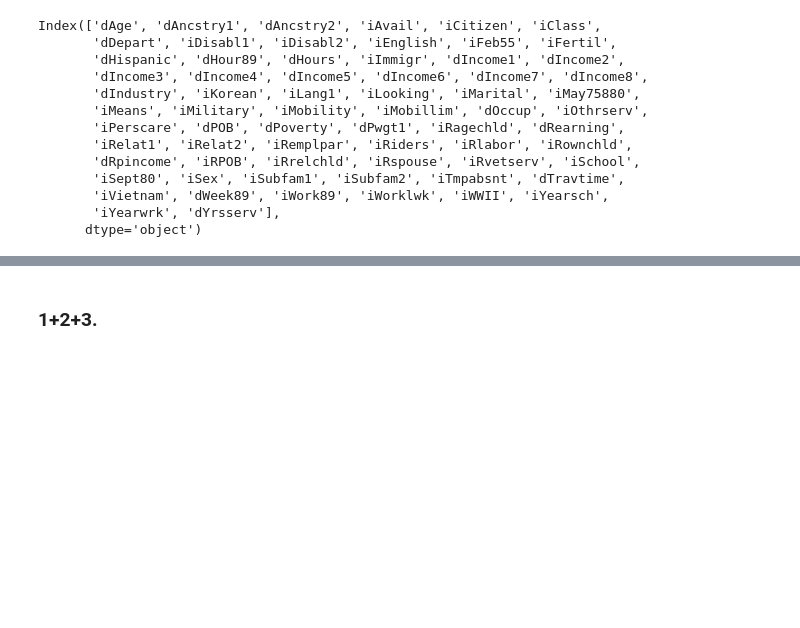
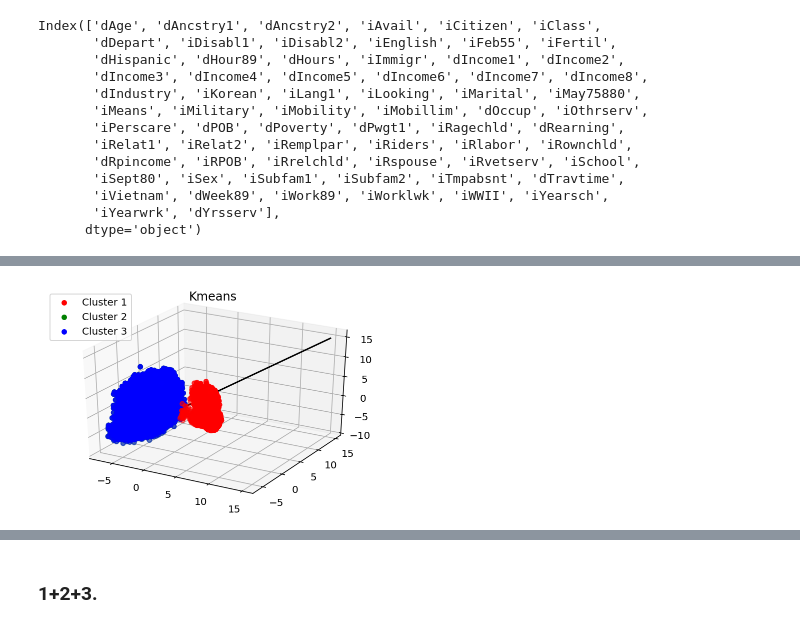
Before and after one commit to ItaiShalik/UnsupervisedLearning, a Jupyter notebook: UnsupervisedLearning nootbook.ipynb, the cells around one changed output, grey strips where cells are left out. Cells and saved outputs as stored; diff of their text form; code cells hidden in the pictures; blank space fills up the shorter version.

```diff
--- a/UnsupervisedLearning nootbook.ipynb
+++ b/UnsupervisedLearning nootbook.ipynb
@@ -150,0 +232,13 @@ fig.show()
+# %%
+K = 3
+X = PCA_components.iloc[:,:3]
+model = KMeans(n_clusters=K)
+model.fit(X)
+labels = model.predict(X)
+# %%
+data = X
+data = data.rename(columns={0: 'PCA0', 1: 'PCA1', 2: 'PCA2' })
+data['cluster'] = labels
+data1 = data[data.cluster==0]
+data2 = data[data.cluster==1]
+data3 = data[data.cluster==2]
@@ -150,0 +257,16 @@ fig.show()
+# %%
+kplot = plt.axes(projection='3d')
+xline = np.linspace(0, 15, 1000)
+yline = np.linspace(0, 15, 1000)
+zline = np.linspace(0, 15, 1000)
+kplot.plot3D(xline, yline, zline, 'black')
+# Data for three-dimensional scattered points
+kplot.scatter3D(data1.PCA0, data1.PCA1, data1.PCA2, c='red', label = 'Cluster 1')
+kplot.scatter3D(data2.PCA0,data2.PCA1,data2.PCA2,c ='green', label = 'Cluster 2')
+kplot.scatter3D(data2.PCA0,data2.PCA1,data2.PCA2,c ='blue', label = 'Cluster 3')
+plt.scatter(model.cluster_centers_[:,0], model.cluster_centers_[:,1], model.cluster_centers_[:,2], color = 'indigo')
+plt.legend()
+plt.title("Kmeans")
+plt.show()
+# %% [output]
+[figure, added]
```
Also changed, not shown: parts of 26 cells of this notebook.
